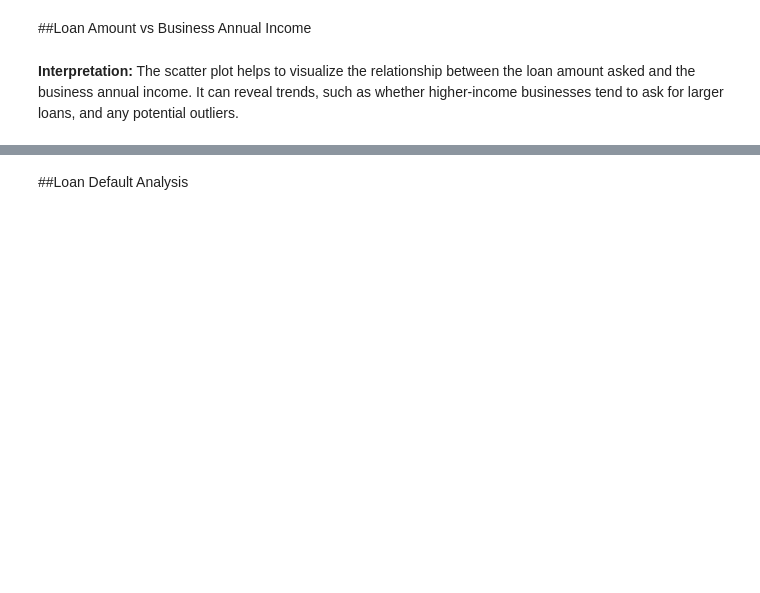
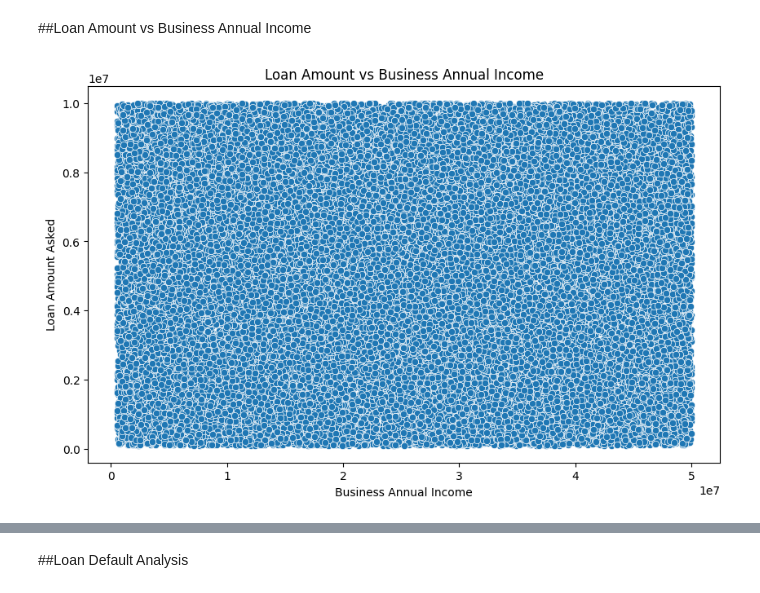
Before and after one commit to santa-dask/smart-lending-micro-finance, a Jupyter notebook: AAI_500_Final_Project_Group5.ipynb, the cells around one changed output, grey strips where cells are left out. Saved outputs shown, nothing was run; the diff lists cells and outputs as text; code cells hidden in the pictures; blank space fills up the shorter version.

```diff
--- a/AAI_500_Final_Project_Group5.ipynb
+++ b/AAI_500_Final_Project_Group5.ipynb
@@ -228,10 +444,10 @@ plt.show()
 # %%
 # Scatter plot of Loan Amount vs Business Annual Income
 plt.figure(figsize=(10, 6))
-sns.scatterplot(x='business_annual_income', y='loan_amount_asked', data=data)
+sns.scatterplot(x='business_annual_income', y='current_loan_request_amount', data=lending_data_validated)
 plt.title('Loan Amount vs Business Annual Income')
 plt.xlabel('Business Annual Income')
 plt.ylabel('Loan Amount Asked')
 plt.show()
+# %% [output]
+[figure, added]
-# %% [markdown]
-**Interpretation:** The scatter plot helps to visualize the relationship between the loan amount asked and the business annual income. It can reveal trends, such as whether higher-income businesses tend to ask for larger loans, and any potential outliers.
```
Also changed, not shown: parts of 36 cells of this notebook.
